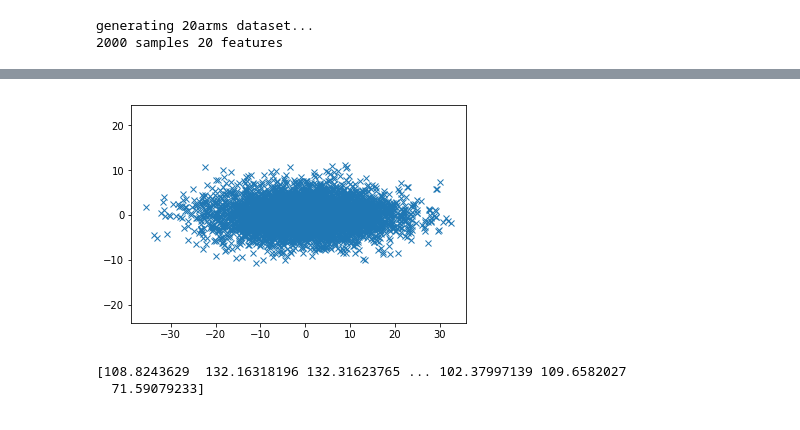
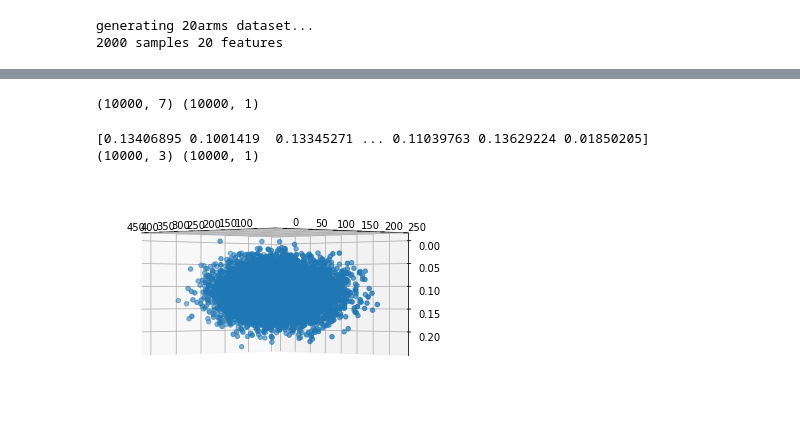
Before and after one commit to sean-lamont/honours, a Jupyter notebook: Code/coda-pca-orig/coda/codes/CodaRegress_Synthetic_Experiments.ipynb, the cells around one changed output, grey strips where cells are left out. Cells and saved outputs as stored; diff of their text form; code cells hidden in the pictures.

```diff
--- a/Code/coda-pca-orig/coda/codes/CodaRegress_Synthetic_Experiments.ipynb
+++ b/Code/coda-pca-orig/coda/codes/CodaRegress_Synthetic_Experiments.ipynb
@@ -343,12 +328,12 @@ IndexError: index 4 is out of bounds for axis 1 with size 4
 # %%
 %matplotlib inline
-mean = [0, 0]
-cov = [[100, 0], [0, 10]]  # diagonal covariance
+# mean = [0, 0]
+# cov = [[100, 0], [0, 10]]  # diagonal covariance
 
-x, y= np.random.multivariate_normal(mean, cov, 5000).T
-plt.plot(x, y, 'x')
-plt.axis('equal')
-plt.show()
+# x, y= np.random.multivariate_normal(mean, cov, 5000).T
+# plt.plot(x, y, 'x')
+# plt.axis('equal')
+# plt.show()
 
 #3d case
 mean = [0, 0, 0, 0,0,0,0]
@@ -369,13 +354,12 @@ for i in range(0,X.shape[1]):
 targ = X[:,-1]**3 + X[:,-1] - 3
 
 
-
 #data = np.add(data,abs(np.min(data)))
 #data = np.array([feat/sum(feat) for feat in X])
 
-
+print (X.shape, targ.reshape(-1,1).shape)
 #make target a function of third vector
-data = np.hstack((data, targ.reshape(-1,1)))
+data = np.hstack([X, targ.reshape(-1,1)])
 
 # from mpl_toolkits.mplot3d import Axes3D
 # fig = plt.figure()
@@ -387,9 +371,46 @@ data = np.hstack((data, targ.reshape(-1,1)))
 # ax.view_init(180, 45)
 # plt.draw()
 # %% [output]
-[figure, removed]
+(10000, 7) (10000, 1)
-# %%
-print (X[:,1])
-# %% [output]
-[108.8243629  132.16318196 132.31623765 ... 102.37997139 109.6582027
-  71.59079233]
+# %%
+#3d case
+mean = [0, 0, 0]
+vs = [5000,1000,0.001]
+cov = np.diag(vs)
+
+X = np.random.multivariate_normal(mean, cov, 10000)
+#scale to make everything positive
+for i in range(0,X.shape[1]):
+    X[:,i] = X[:,i] + np.abs(min(X[:,i]))
+
+
+
+
+
+
+
+
+
+#data = np.add(data,abs(np.min(data)))
+#X = np.array([feat/sum(feat) for feat in X])
+print(X[:,-1])
+targ = X[:,-1]**3 + X[:,-1] - 3
+
+
+print (X.shape, targ.reshape(-1,1).shape)
+#make target a function of third vector
+data = np.hstack([X, targ.reshape(-1,1)])
+
+from mpl_toolkits.mplot3d import Axes3D
+fig = plt.figure()
+ax = fig.add_subplot(111, projection='3d')
+ax.axis('equal')
+
+ax.scatter(xs = data[:,0], ys = data[:,1], zs = data[:,2])
+
+ax.view_init(180, 45)
+plt.draw()
+# %% [output]
+[0.13406895 0.1001419  0.13345271 ... 0.11039763 0.13629224 0.01850205]
+(10000, 3) (10000, 1)
+[figure, added]
```
Also changed, not shown: parts of 17 cells of this notebook, 42 other files.
